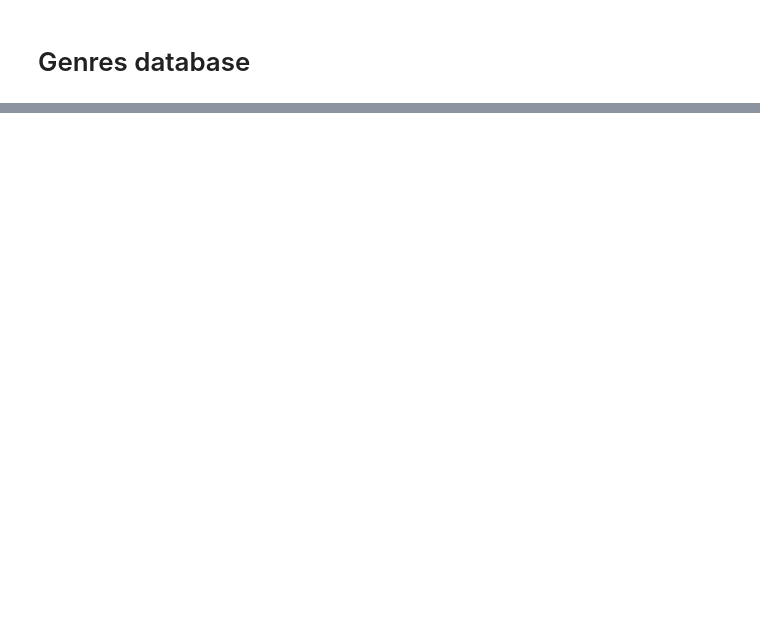
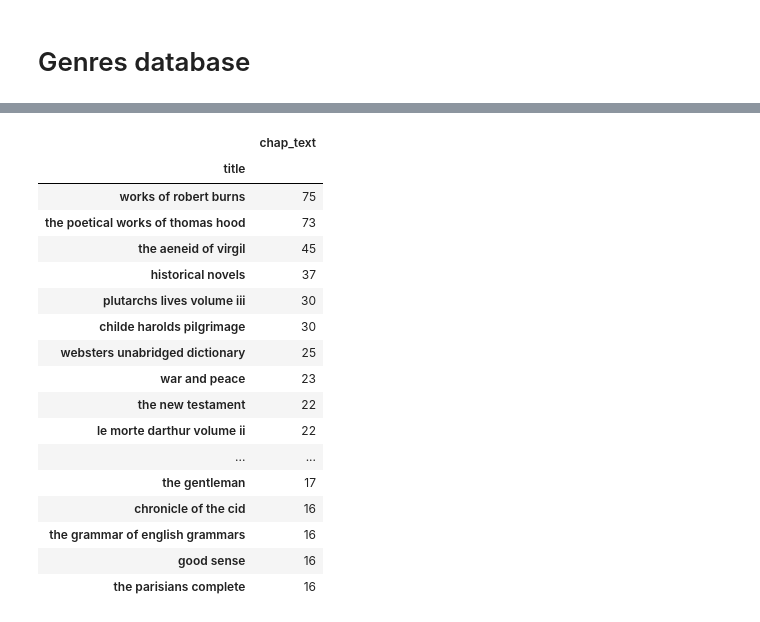
Before and after one commit to cleachataig/COMP550_FinalProject, a Jupyter notebook: data_analysis.ipynb, the cells around one changed output, grey strips where cells are left out. Cells and saved outputs as stored; diff of their text form; code cells hidden in the pictures; blank space fills up the shorter version.

```diff
--- a/data_analysis.ipynb
+++ b/data_analysis.ipynb
@@ -19,2 +24,4 @@ with open(data_path+"/genres_counts.json", "r") as rfile:
+# %%
+chapters_df=pd.read_csv(data_path+'/chapters_clean.csv')
 # %% [markdown]
 # Genres database
@@ -31,0 +84,23 @@ plt.ylabel('Books count')
+# %%
+#top books
+counts_chap=chapters_df.groupby('title').agg(pd.Series.nunique)
+counts_chap.sort_values('chap_text', ascending=False).head(20)
+# %% [output]
+|  | chap_text |
+| title |  |
+| works of robert burns | 75 |
+| the poetical works of thomas hood | 73 |
+| the aeneid of virgil | 45 |
+| historical novels | 37 |
+| plutarchs lives volume iii | 30 |
+| childe harolds pilgrimage | 30 |
+| websters unabridged dictionary | 25 |
+| war and peace | 23 |
+| the new testament | 22 |
+| le morte darthur volume ii | 22 |
+| ... | ... |
+| the gentleman | 17 |
+| chronicle of the cid | 16 |
+| the grammar of english grammars | 16 |
+| good sense | 16 |
+| the parisians complete | 16 |
```
Also changed, not shown: parts of 14 cells of this notebook, 3 other files.
